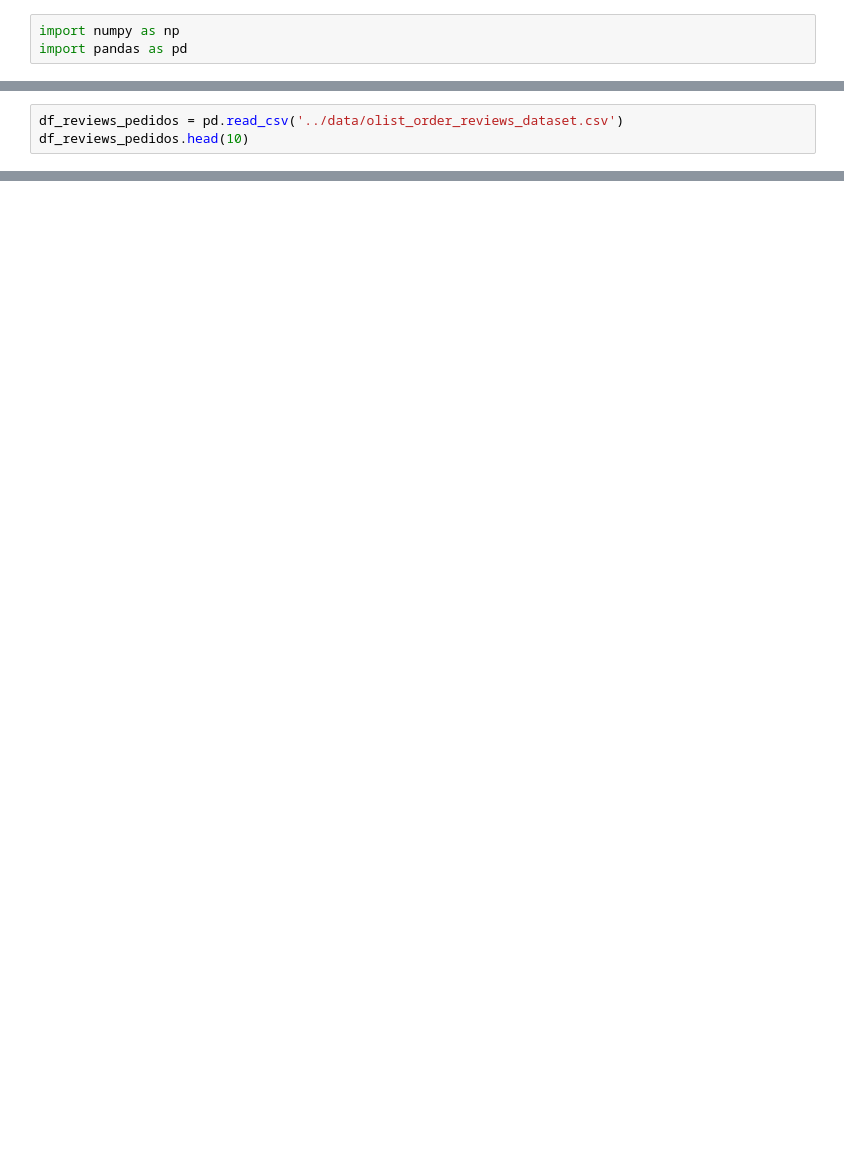
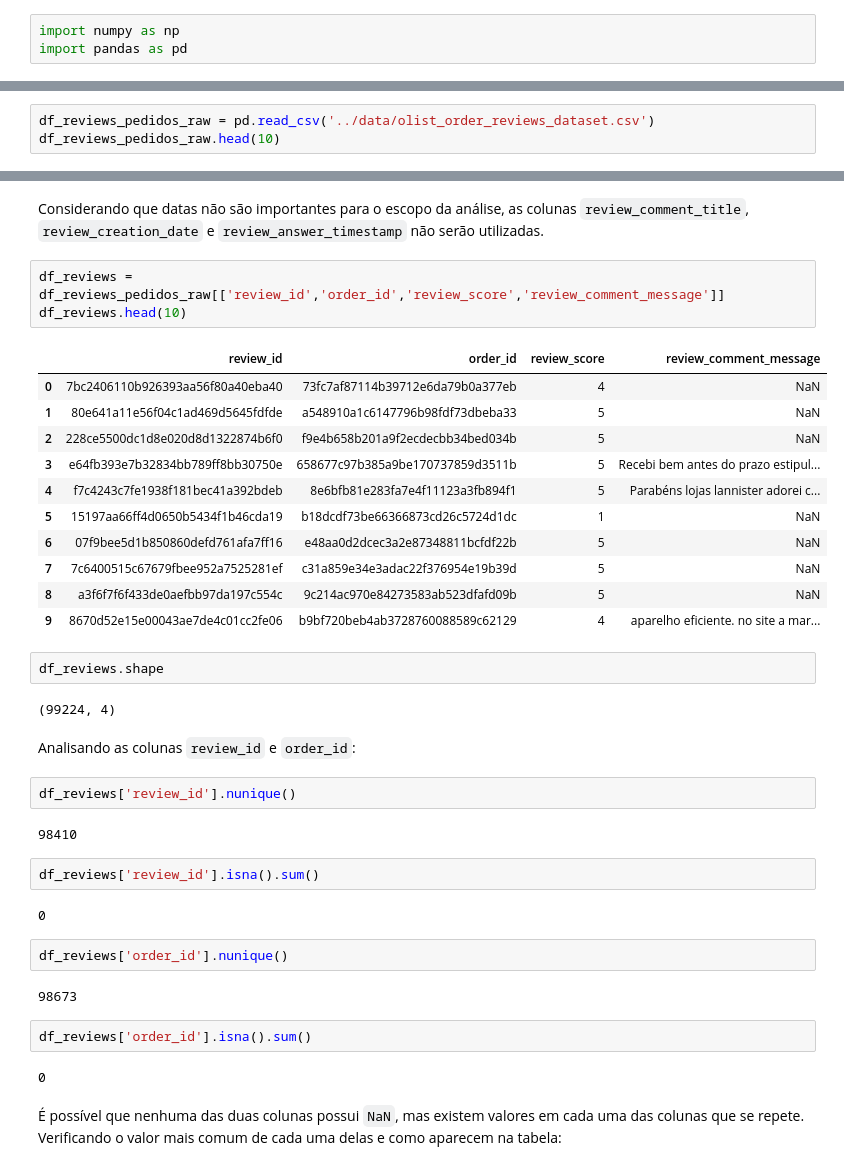
Before and after one commit to PurpleLobster31/ADA_analise_de_vendas, a Jupyter notebook: src/analise_vendas.ipynb, the cells around one changed output, grey strips where cells are left out. Saved outputs shown, nothing was run; the diff lists cells and outputs as text; blank space fills up the shorter version.

```diff
--- a/src/analise_vendas.ipynb
+++ b/src/analise_vendas.ipynb
@@ -36,8 +49,8 @@ df_consumidores.head(10)
 | 8 | 5adf08e34b2e993982a47070956c5c65 | 1175e95fb47ddff9de6b2b06188f7e0d | 81560 | curitiba | PR |
 | 9 | 4b7139f34592b3a31687243a302fa75b | 9afe194fb833f79e300e37e580171f22 | 30575 | belo horizonte | MG |
 # %%
-df_reviews_pedidos = pd.read_csv('../data/olist_order_reviews_dataset.csv')
-df_reviews_pedidos.head(10)
+df_reviews_pedidos_raw = pd.read_csv('../data/olist_order_reviews_dataset.csv')
+df_reviews_pedidos_raw.head(10)
 # %% [output]
 |  | review_id | order_id | review_score | review_comment_title | review_comment_message | review_creation_date | ... |
 | 0 | 7bc2406110b926393aa56f80a40eba40 | 73fc7af87114b39712e6da79b0a377eb | 4 | NaN | NaN | 2018-01-18 00:00:00 | ... |
@@ -52,0 +246,42 @@ df_reviews_pedidos.head(10)
+# %% [markdown]
+Considerando que datas não são importantes para o escopo da análise, as colunas `review_comment_title`, `review_creation_date` e `review_answer_timestamp` não serão utilizadas.
+# %%
+df_reviews = df_reviews_pedidos_raw[['review_id','order_id','review_score','review_comment_message']]
+df_reviews.head(10)
+# %% [output]
+|  | review_id | order_id | review_score | review_comment_message |
+| 0 | 7bc2406110b926393aa56f80a40eba40 | 73fc7af87114b39712e6da79b0a377eb | 4 | NaN |
+| 1 | 80e641a11e56f04c1ad469d5645fdfde | a548910a1c6147796b98fdf73dbeba33 | 5 | NaN |
+| 2 | 228ce5500dc1d8e020d8d1322874b6f0 | f9e4b658b201a9f2ecdecbb34bed034b | 5 | NaN |
+| 3 | e64fb393e7b32834bb789ff8bb30750e | 658677c97b385a9be170737859d3511b | 5 | Recebi bem antes do prazo estipul... |
+| 4 | f7c4243c7fe1938f181bec41a392bdeb | 8e6bfb81e283fa7e4f11123a3fb894f1 | 5 | Parabéns lojas lannister adorei c... |
+| 5 | 15197aa66ff4d0650b5434f1b46cda19 | b18dcdf73be66366873cd26c5724d1dc | 1 | NaN |
+| 6 | 07f9bee5d1b850860defd761afa7ff16 | e48aa0d2dcec3a2e87348811bcfdf22b | 5 | NaN |
+| 7 | 7c6400515c67679fbee952a7525281ef | c31a859e34e3adac22f376954e19b39d | 5 | NaN |
+| 8 | a3f6f7f6f433de0aefbb97da197c554c | 9c214ac970e84273583ab523dfafd09b | 5 | NaN |
+| 9 | 8670d52e15e00043ae7de4c01cc2fe06 | b9bf720beb4ab3728760088589c62129 | 4 | aparelho eficiente. no site a mar... |
+# %%
+df_reviews.shape
+# %% [output]
+(99224, 4)
+# %% [markdown]
+Analisando as colunas `review_id` e `order_id`:
+# %%
+df_reviews['review_id'].nunique()
+# %% [output]
+98410
+# %%
+df_reviews['review_id'].isna().sum()
+# %% [output]
+0
+# %%
+df_reviews['order_id'].nunique()
+# %% [output]
+98673
+# %%
+df_reviews['order_id'].isna().sum()
+# %% [output]
+0
+# %% [markdown]
+É possível que nenhuma das duas colunas possui `NaN`, mas existem valores em cada uma das colunas que se repete.<br>
+Verificando o valor mais comum de cada uma delas e como aparecem na tabela:
```
Also changed, not shown: parts of 48 cells of this notebook.
